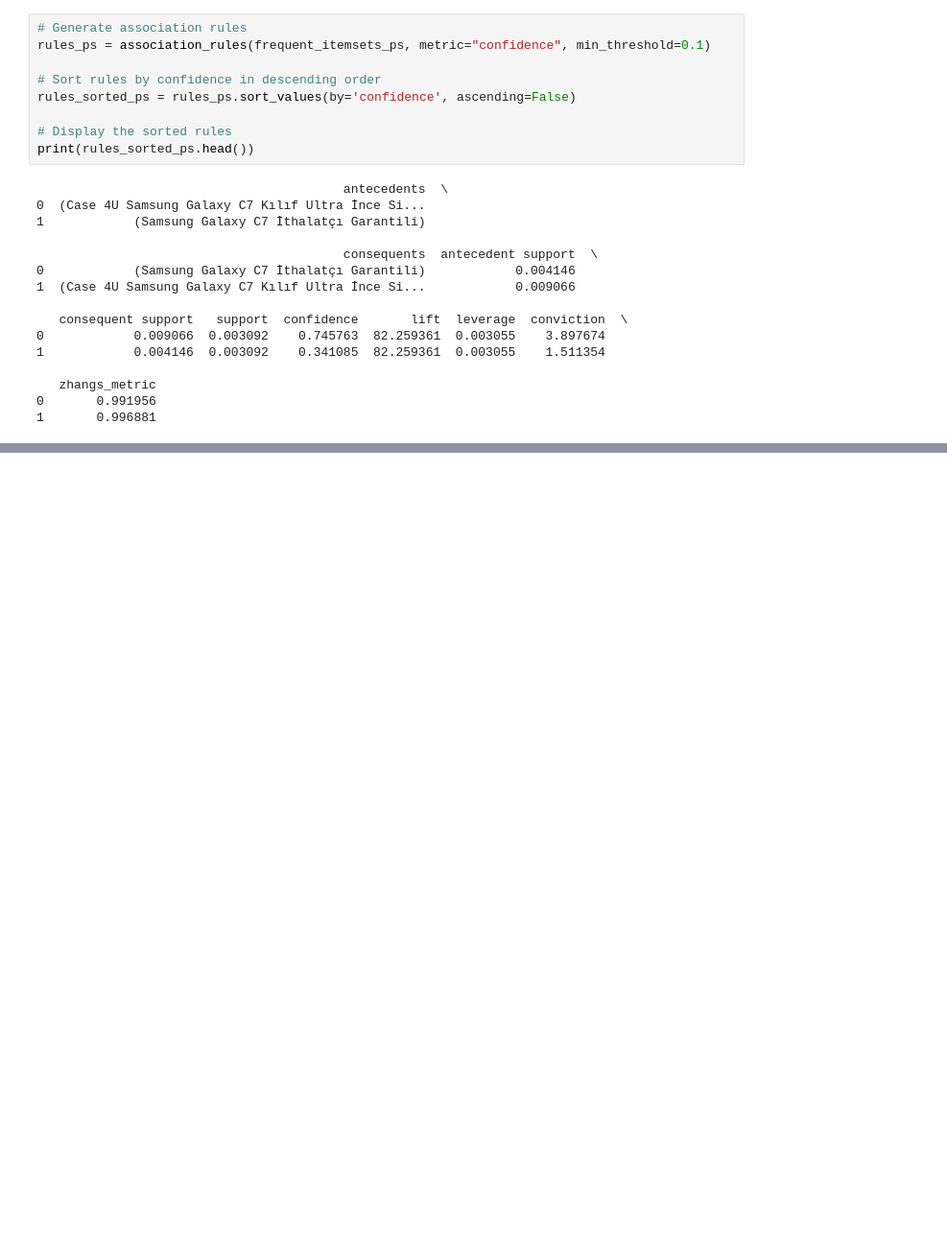
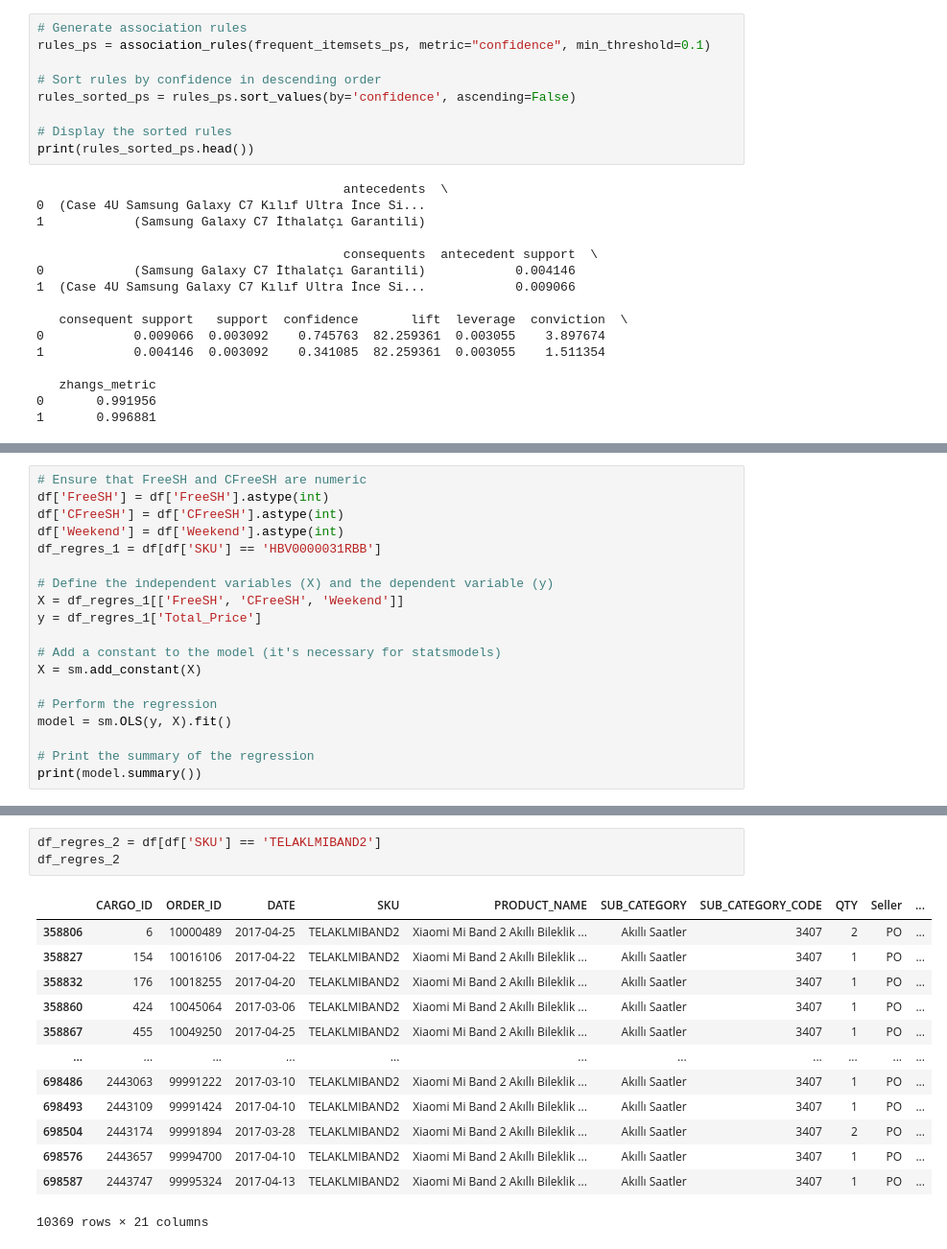
Before and after one commit to fatmanuryaman/Measuring-The-Effects-Of-Free-Shipping-Alternatives, a Jupyter notebook: Emre-Tevfik.ipynb, the cells around one changed output, grey strips where cells are left out. Shown at 96% size. Drawn from its saved outputs; the diff is of its cells as text; blank space fills up the shorter version.

```diff
--- a/Emre-Tevfik.ipynb
+++ b/Emre-Tevfik.ipynb
@@ -1372,0 +1364,19 @@ print(unique_shipping_categories_mp)
+# %%
+# Ensure that FreeSH and CFreeSH are numeric
+df['FreeSH'] = df['FreeSH'].astype(int)
+df['CFreeSH'] = df['CFreeSH'].astype(int)
+df['Weekend'] = df['Weekend'].astype(int)
+df_regres_1 = df[df['SKU'] == 'HBV0000031RBB']
+
+# Define the independent variables (X) and the dependent variable (y)
+X = df_regres_1[['FreeSH', 'CFreeSH', 'Weekend']]
+y = df_regres_1['Total_Price']
+
+# Add a constant to the model (it's necessary for statsmodels)
+X = sm.add_constant(X)
+
+# Perform the regression
+model = sm.OLS(y, X).fit()
+
+# Print the summary of the regression
+print(model.summary())
@@ -1372,0 +1422,17 @@ print(unique_shipping_categories_mp)
+# %%
+df_regres_2 = df[df['SKU'] == 'TELAKLMIBAND2']
+df_regres_2
+# %% [output]
+|  | CARGO_ID | ORDER_ID | DATE | SKU | PRODUCT_NAME | SUB_CATEGORY | SUB_CATEGORY_CODE | QTY | Seller | ... |
+| 358806 | 6 | 10000489 | 2017-04-25 | TELAKLMIBAND2 | Xiaomi Mi Band 2 Akıllı Bileklik ... | Akıllı Saatler | 3407 | 2 | PO | ... |
+| 358827 | 154 | 10016106 | 2017-04-22 | TELAKLMIBAND2 | Xiaomi Mi Band 2 Akıllı Bileklik ... | Akıllı Saatler | 3407 | 1 | PO | ... |
+| 358832 | 176 | 10018255 | 2017-04-20 | TELAKLMIBAND2 | Xiaomi Mi Band 2 Akıllı Bileklik ... | Akıllı Saatler | 3407 | 1 | PO | ... |
+| 358860 | 424 | 10045064 | 2017-03-06 | TELAKLMIBAND2 | Xiaomi Mi Band 2 Akıllı Bileklik ... | Akıllı Saatler | 3407 | 1 | PO | ... |
+| 358867 | 455 | 10049250 | 2017-04-25 | TELAKLMIBAND2 | Xiaomi Mi Band 2 Akıllı Bileklik ... | Akıllı Saatler | 3407 | 1 | PO | ... |
+| ... | ... | ... | ... | ... | ... | ... | ... | ... | ... | ... |
+| 698486 | 2443063 | 99991222 | 2017-03-10 | TELAKLMIBAND2 | Xiaomi Mi Band 2 Akıllı Bileklik ... | Akıllı Saatler | 3407 | 1 | PO | ... |
+| 698493 | 2443109 | 99991424 | 2017-04-10 | TELAKLMIBAND2 | Xiaomi Mi Band 2 Akıllı Bileklik ... | Akıllı Saatler | 3407 | 1 | PO | ... |
+| 698504 | 2443174 | 99991894 | 2017-03-28 | TELAKLMIBAND2 | Xiaomi Mi Band 2 Akıllı Bileklik ... | Akıllı Saatler | 3407 | 2 | PO | ... |
+| 698576 | 2443657 | 99994700 | 2017-04-10 | TELAKLMIBAND2 | Xiaomi Mi Band 2 Akıllı Bileklik ... | Akıllı Saatler | 3407 | 1 | PO | ... |
+| 698587 | 2443747 | 99995324 | 2017-04-13 | TELAKLMIBAND2 | Xiaomi Mi Band 2 Akıllı Bileklik ... | Akıllı Saatler | 3407 | 1 | PO | ... |
+10369 rows × 21 columns
```
Also changed, not shown: parts of 24 cells of this notebook.
